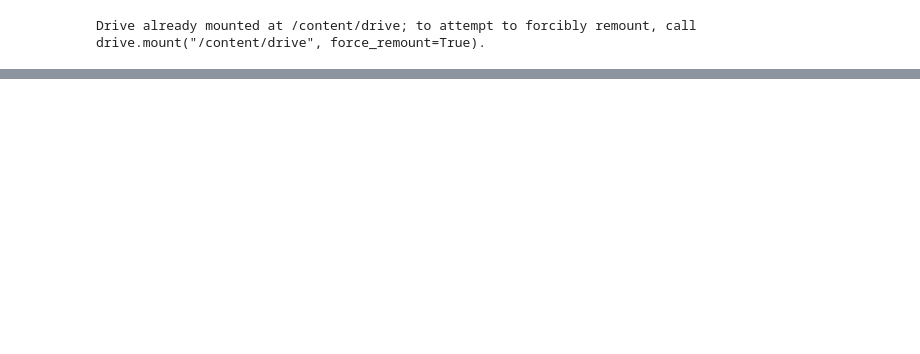
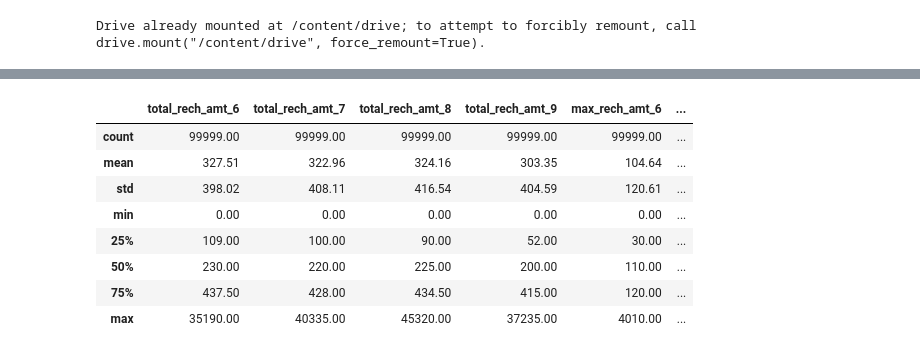
Before and after one commit to khaiwalVikrant/ai_ml_practice, a Jupyter notebook: operator_churn_model.ipynb, the cells around one changed output, grey strips where cells are left out. Drawn from its saved outputs; the diff is of its cells as text; code cells hidden in the pictures; blank space fills up the shorter version.

```diff
--- a/operator_churn_model.ipynb
+++ b/operator_churn_model.ipynb
@@ -43,0 +88,4 @@ memory usage: 32.0+ MB
+# %%
+churn_data = churn_data.rename(columns= lambda x: x.strip(), inplace=False)
+# %%
+churn_data = churn_data.drop_duplicates()
@@ -43,0 +99,4 @@ memory usage: 32.0+ MB
+# %%
+# Filter both reacharge amount and recharge data
+recharge_data_cols = churn_data.columns[churn_data.columns.str.contains("rech_amt|rech_data", regex=True)]
+print(recharge_data_cols)
@@ -43,0 +123,4 @@ memory usage: 32.0+ MB
+# %%
+recharge_and_data_df = churn_data[recharge_data_cols]
+# recharge_and_data_df.columns
+null_percentage_data(recharge_and_data_df)
@@ -43,0 +145,12 @@ memory usage: 32.0+ MB
+# %%
+recharge_and_data_df.describe()
+# %% [output]
+|  | total_rech_amt_6 | total_rech_amt_7 | total_rech_amt_8 | total_rech_amt_9 | max_rech_amt_6 | ... |
+| count | 99999.00 | 99999.00 | 99999.00 | 99999.00 | 99999.00 | ... |
+| mean | 327.51 | 322.96 | 324.16 | 303.35 | 104.64 | ... |
+| std | 398.02 | 408.11 | 416.54 | 404.59 | 120.61 | ... |
+| min | 0.00 | 0.00 | 0.00 | 0.00 | 0.00 | ... |
+| 25% | 109.00 | 100.00 | 90.00 | 52.00 | 30.00 | ... |
+| 50% | 230.00 | 220.00 | 225.00 | 200.00 | 110.00 | ... |
+| 75% | 437.50 | 428.00 | 434.50 | 415.00 | 120.00 | ... |
+| max | 35190.00 | 40335.00 | 45320.00 | 37235.00 | 4010.00 | ... |
```
Also changed, not shown: parts of 27 cells of this notebook.
